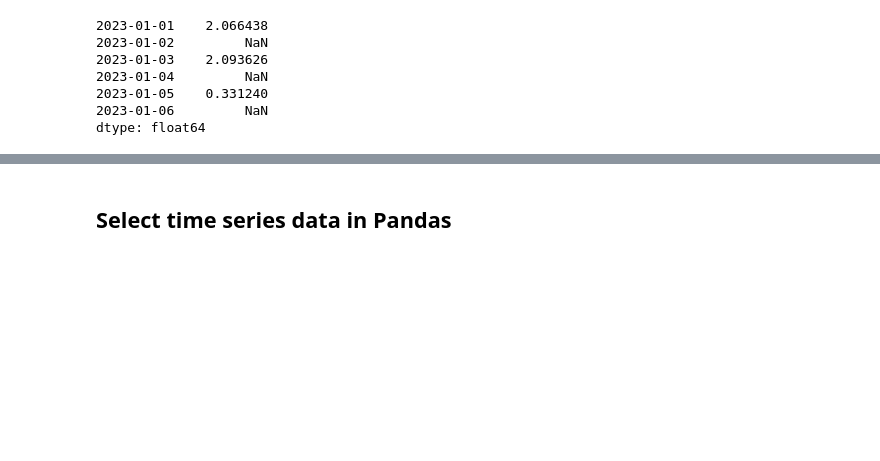
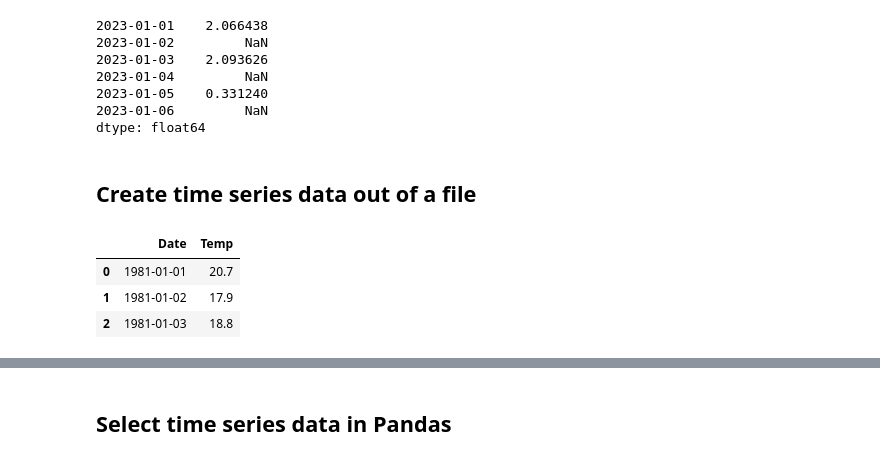
Before and after one commit to xiangshiyin/data-programming-with-python, a Jupyter notebook: 2023-fall/2023-10-10/notebook/code_demo.ipynb, the cells around one changed output, grey strips where cells are left out. Cells and saved outputs as stored; diff of their text form; code cells hidden in the pictures; blank space fills up the shorter version.

```diff
--- a/2023-fall/2023-10-10/notebook/code_demo.ipynb
+++ b/2023-fall/2023-10-10/notebook/code_demo.ipynb
@@ -206,3 +206,13 @@ ts + ts[::2]
 2023-01-05    0.331240
 2023-01-06         NaN
 dtype: float64
+# %% [markdown]
+## Create time series data out of a file
+# %%
+min_daily_temperature = pd.read_csv('../data/daily-min-temperatures.csv')
+min_daily_temperature.head(3)
+# %% [output]
+|  | Date | Temp |
+| 0 | 1981-01-01 | 20.7 |
+| 1 | 1981-01-02 | 17.9 |
+| 2 | 1981-01-03 | 18.8 |
```
Also changed, not shown: parts of 16 cells of this notebook, 1 other file.
